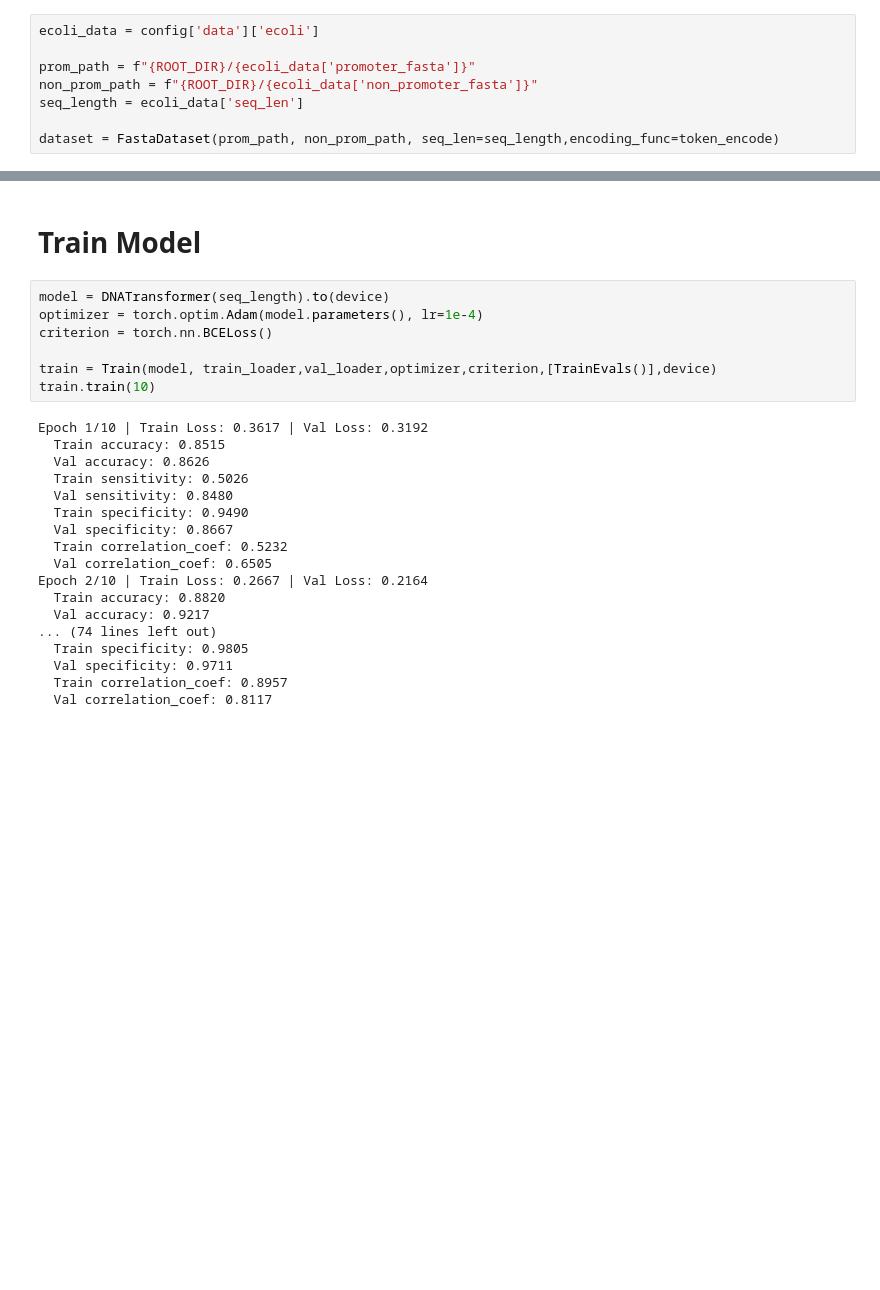
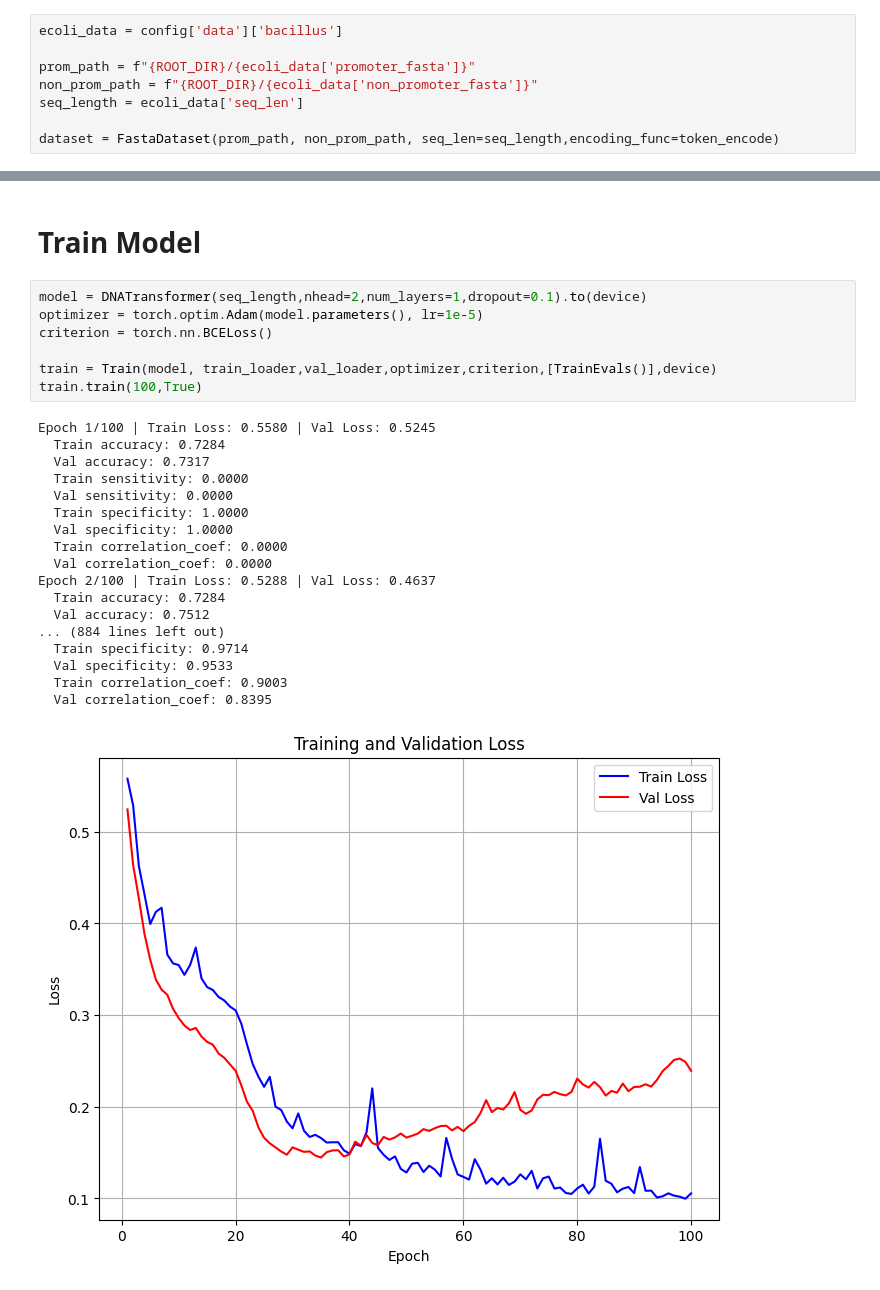
Before and after one commit to nmach22/Promoter-Classification, a Jupyter notebook: notebooks/train_transformer.ipynb, the cells around one changed output, grey strips where cells are left out. Saved outputs shown, nothing was run; the diff lists cells and outputs as text; blank space fills up the shorter version.

```diff
--- a/notebooks/train_transformer.ipynb
+++ b/notebooks/train_transformer.ipynb
@@ -68,7 +74,7 @@ cuda
 # %% [markdown]
 # **Read Data**
 # %%
-ecoli_data = config['data']['ecoli']
+ecoli_data = config['data']['bacillus']
 
 prom_path = f"{ROOT_DIR}/{ecoli_data['promoter_fasta']}"
 non_prom_path = f"{ROOT_DIR}/{ecoli_data['non_promoter_fasta']}"
@@ -90,27 +125,28 @@ test_loader = torch.utils.data.DataLoader(test_dataset, batch_size=batch_size, s
 # %% [markdown]
 # **Train Model**
 # %%
-model = DNATransformer(seq_length).to(device)
-optimizer = torch.optim.Adam(model.parameters(), lr=1e-4)
+model = DNATransformer(seq_length,nhead=2,num_layers=1,dropout=0.1).to(device)
+optimizer = torch.optim.Adam(model.parameters(), lr=1e-5)
 criterion = torch.nn.BCELoss()
 
 train = Train(model, train_loader,val_loader,optimizer,criterion,[TrainEvals()],device)
-train.train(10)
+train.train(100,True)
 # %% [output]
-Epoch 1/10 | Train Loss: 0.3617 | Val Loss: 0.3192
-  Train accuracy: 0.8515
-  Val accuracy: 0.8626
-  Train sensitivity: 0.5026
-  Val sensitivity: 0.8480
-  Train specificity: 0.9490
-  Val specificity: 0.8667
-  Train correlation_coef: 0.5232
-  Val correlation_coef: 0.6505
-Epoch 2/10 | Train Loss: 0.2667 | Val Loss: 0.2164
-  Train accuracy: 0.8820
-  Val accuracy: 0.9217
-... (74 lines left out)
-  Train specificity: 0.9805
-  Val specificity: 0.9711
-  Train correlation_coef: 0.8957
-  Val correlation_coef: 0.8117
+Epoch 1/100 | Train Loss: 0.5580 | Val Loss: 0.5245
+  Train accuracy: 0.7284
+  Val accuracy: 0.7317
+  Train sensitivity: 0.0000
+  Val sensitivity: 0.0000
+  Train specificity: 1.0000
+  Val specificity: 1.0000
+  Train correlation_coef: 0.0000
+  Val correlation_coef: 0.0000
+Epoch 2/100 | Train Loss: 0.5288 | Val Loss: 0.4637
+  Train accuracy: 0.7284
+  Val accuracy: 0.7512
+... (884 lines left out)
+  Train specificity: 0.9714
+  Val specificity: 0.9533
+  Train correlation_coef: 0.9003
+  Val correlation_coef: 0.8395
+[figure, added]
```
Also changed, not shown: parts of 13 cells of this notebook.
